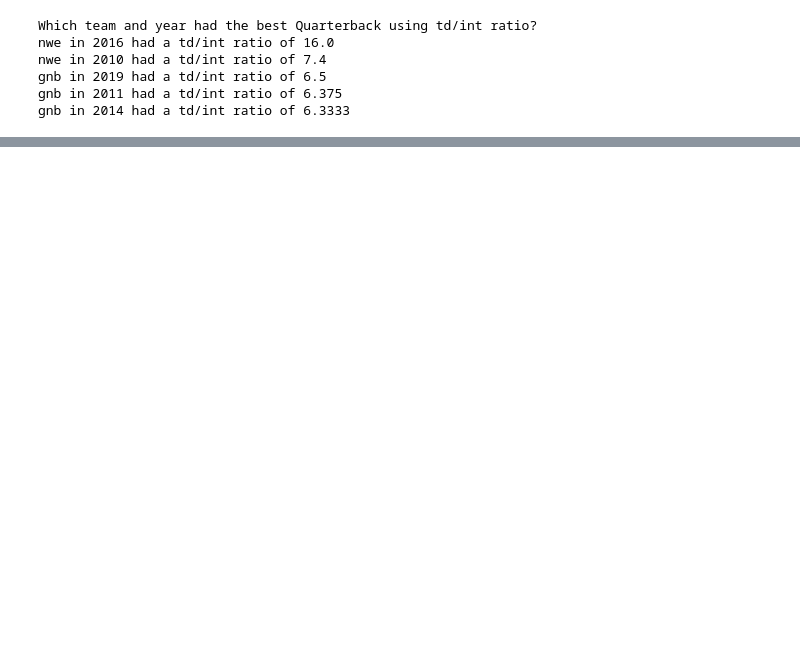
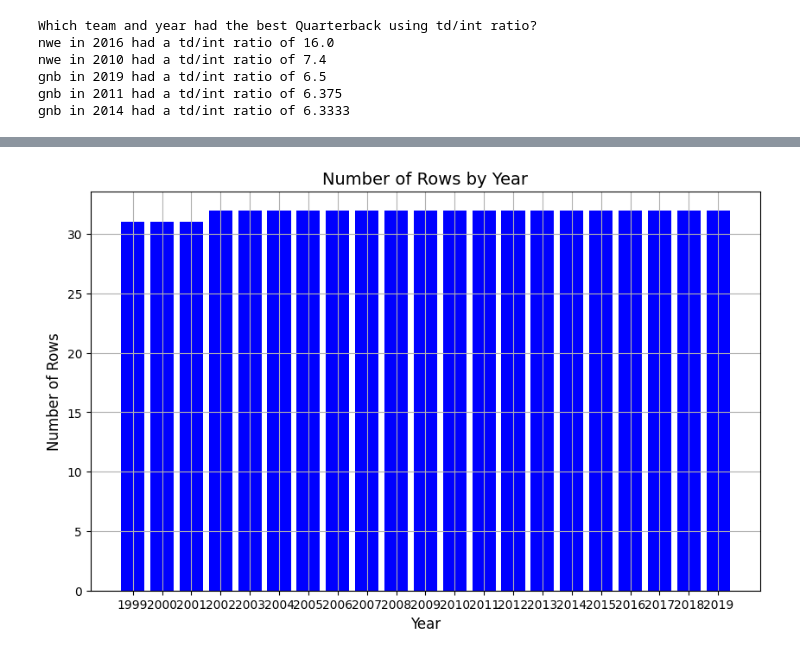
Before and after one commit to CameronWillis/Project-2, a Jupyter notebook: project_2_notebook.ipynb, the cells around one changed output, grey strips where cells are left out. Cells and saved outputs as stored; diff of their text form; code cells hidden in the pictures; blank space fills up the shorter version.

```diff
--- a/project_2_notebook.ipynb
+++ b/project_2_notebook.ipynb
@@ -264,0 +341,19 @@ gnb in 2014 had a td/int ratio of 6.3333
+# %%
+# Ensure each year has all 32 teams
+rows_by_year = df.groupby('year').size()
+
+plt.figure(figsize=(10, 6))
+
+plt.bar(rows_by_year.index, rows_by_year.values, color='b')
+
+plt.title('Number of Rows by Year', fontsize=14)
+plt.xlabel('Year', fontsize=12)
+plt.ylabel('Number of Rows', fontsize=12)
+
+plt.grid(True)
+
+plt.show()
+
+# We are missing some teams in the earliest year, we will remove them from long term data analysis
+# %% [output]
+[figure, added]
```
Also changed, not shown: parts of 15 cells of this notebook, 1 other file.
